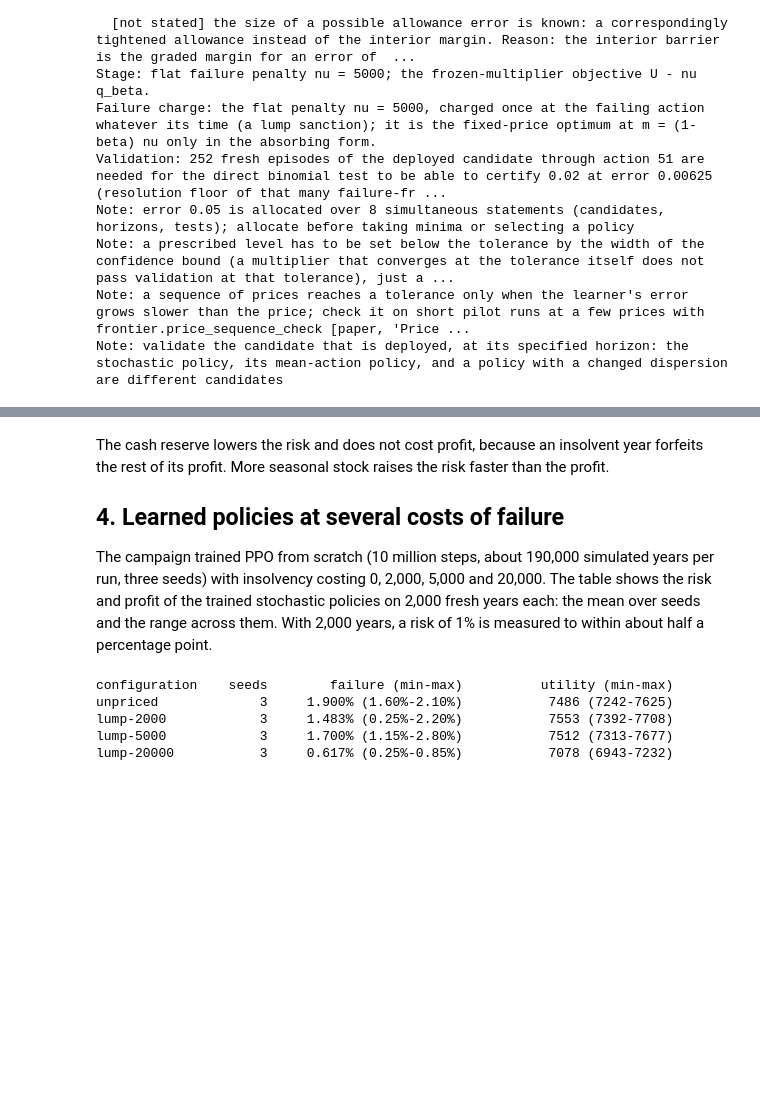
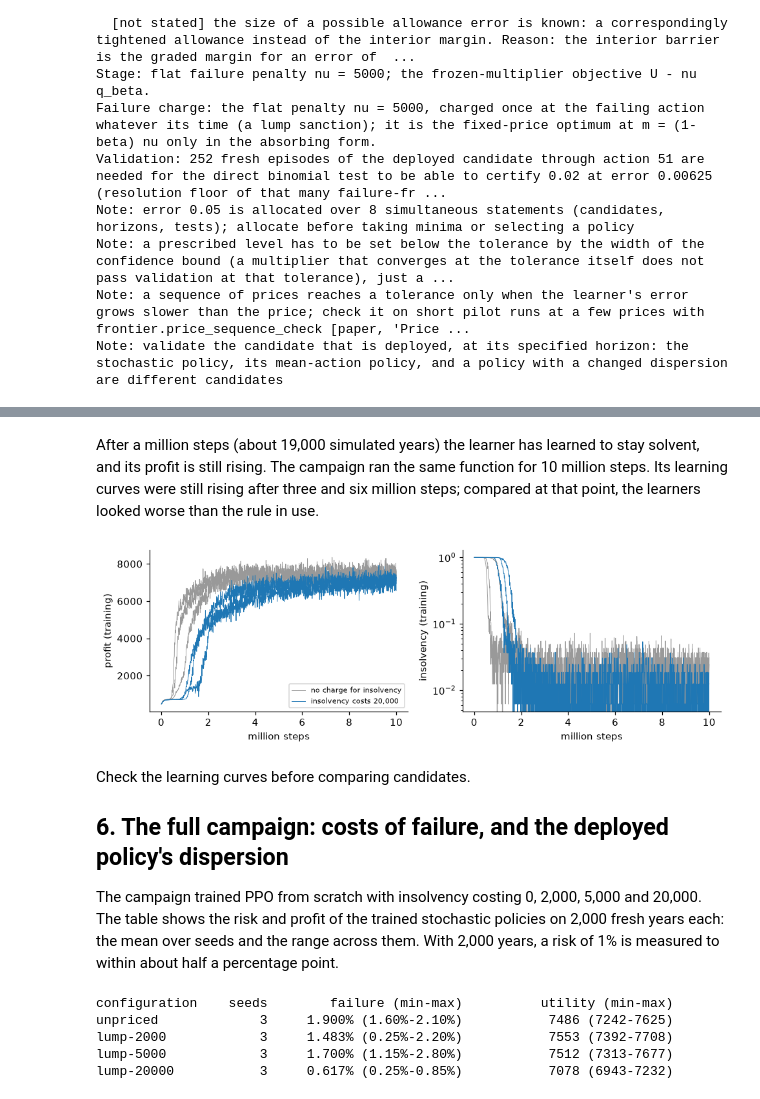
Before and after one commit to pma-papers/barrierpg, a Jupyter notebook: notebooks/02_retailer_cash.ipynb, the cells around one changed output, grey strips where cells are left out. Cells and saved outputs as stored; diff of their text form; code cells hidden in the pictures; blank space fills up the shorter version.

```diff
--- a/notebooks/02_retailer_cash.ipynb
+++ b/notebooks/02_retailer_cash.ipynb
@@ -136,13 +306,27 @@ less seasonal stock              insolvency  0.20%   profit    6221
+# %% [markdown]
+After a million steps (about 19,000 simulated years) the learner has learned to stay solvent, and its profit is still
+rising. The campaign ran the same function for 10 million steps. Its learning curves were still rising after three and
+six million steps; compared at that point, the learners looked worse than the rule in use.
+# %%
+fig, ax = plt.subplots(1, 2, figsize=(9, 3))
+for cfg, col in (("unpriced", "0.6"), ("lump-20000", "C0")):
+    for r in camp.records(cfg):
+        st = np.array([t["steps"] for t in r["monitor"]]) / 1e6
+        ax[0].plot(st, [t["U"] for t in r["monitor"]], color=col, lw=0.6, label=r["note"] if r["seed"] == 1 else None)
+        ax[1].plot(st, [t["failure_rate"] for t in r["monitor"]], color=col, lw=0.6)
+ax[0].set_ylabel("profit (training)"); ax[1].set_ylabel("insolvency (training)"); ax[1].set_yscale("log")
+for x in ax: x.set_xlabel("million steps")
+ax[0].legend(fontsize=7); plt.tight_layout(); plt.show()
+# %% [output]
+[figure, added]
 # %% [markdown]
-The cash reserve lowers the risk and does not cost profit, because an insolvent year forfeits the rest of its
-profit. More seasonal stock raises the risk faster than the profit.
+Check the learning curves before comparing candidates.
 
-## 4. Learned policies at several costs of failure
+## 6. The full campaign: costs of failure, and the deployed policy's dispersion
 
-The campaign trained PPO from scratch (10 million steps, about 190,000 simulated years per run, three seeds) with
-insolvency costing 0, 2,000, 5,000 and 20,000. The table shows the risk and profit of the trained stochastic
-policies on 2,000 fresh years each: the mean over seeds and the range across them. With 2,000 years, a risk of 1% is
-measured to within about half a percentage point.
+The campaign trained PPO from scratch with insolvency costing 0, 2,000, 5,000 and 20,000. The table shows the risk
+and profit of the trained stochastic policies on 2,000 fresh years each: the mean over seeds and the range across
+them. With 2,000 years, a risk of 1% is measured to within about half a percentage point.
 # %%
 costs = ["unpriced", "lump-2000", "lump-5000", "lump-20000"]
 print(Campaign.show(camp.table(costs)))
```
Also changed, not shown: parts of 31 cells of this notebook, 18 other files.
